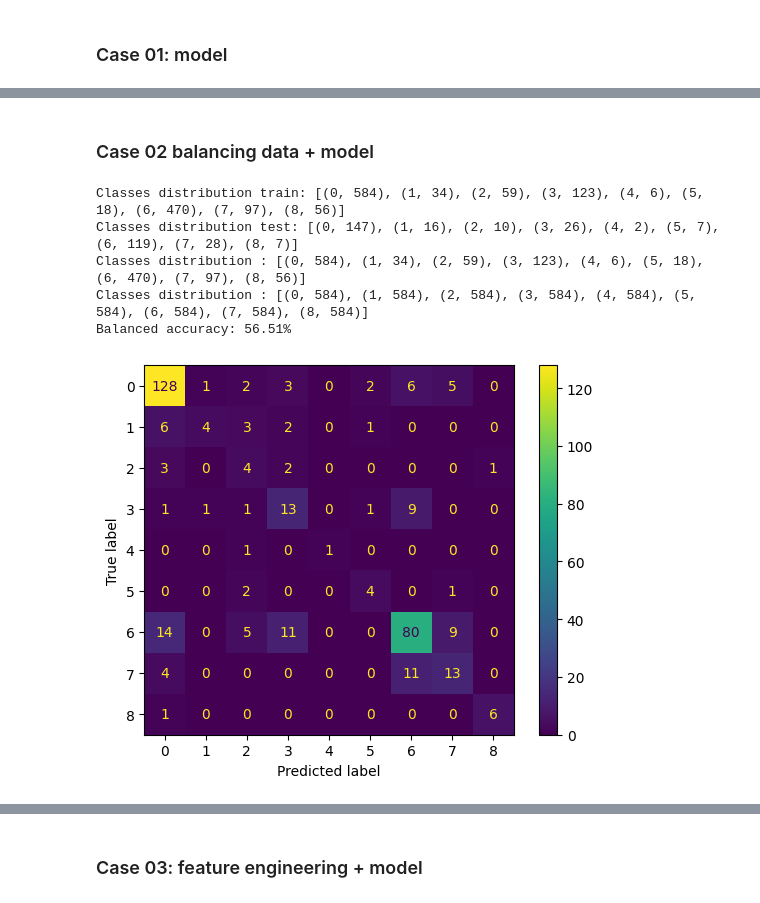
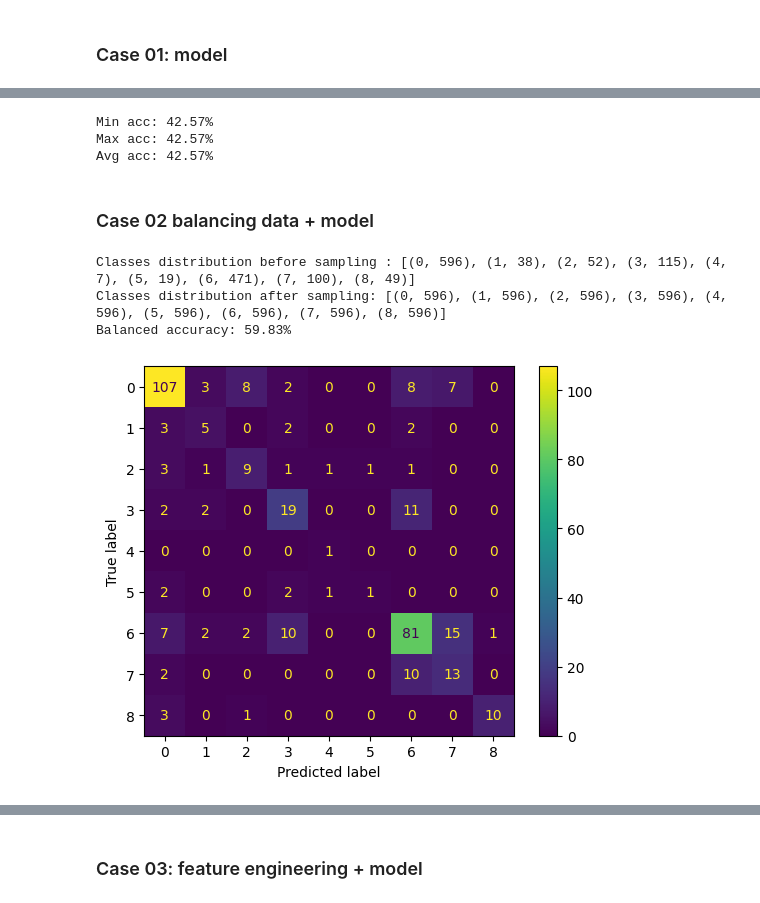
Before and after one commit to Bognanna/Molecular-Tastants, a Jupyter notebook: main.ipynb, the cells around one changed output, grey strips where cells are left out. Saved outputs shown, nothing was run; the diff lists cells and outputs as text; code cells hidden in the pictures.

```diff
--- a/main.ipynb
+++ b/main.ipynb
@@ -69,14 +69,12 @@ array([[<Axes: title={'center': 'taste'}>]], dtype=object)
 from rdkit.Chem import MACCSkeys
 from rdkit import Chem
 
-def get_maccs_fps(df):
-
-    maccs = [MACCSkeys.GenMACCSKeys(Chem.MolFromSmiles(x)) for x in df.smiles]
+def get_maccs_fps(dataframe):
+    maccs = [MACCSkeys.GenMACCSKeys(Chem.MolFromSmiles(x)) for x in dataframe['smiles']]
     maccs_lists = [list(l) for l in maccs]
     maccs_name = [f'MACCS_{i}' for i in range(167)]
-    X = pd.DataFrame(maccs_lists, index=df.index, columns=maccs_name)
 
-    return X
+    return pd.DataFrame(maccs_lists, index=dataframe.index, columns=maccs_name)
 # %% [markdown]
 ### Data balancing
 # %%
@@ -85,12 +83,15 @@ from imblearn.combine import SMOTETomek
 from imblearn.over_sampling import SMOTE
 from collections import Counter
 
-def balance_classes(X, y):
-    sme = SMOTE()
+def balance_classes(X, y, info = True, sampling_strategy = 'auto', random_state = 973, k_neighbors = 5):
+    sme = SMOTE(
+        sampling_strategy=sampling_strategy,
+        random_state = random_state,
+        k_neighbors=k_neighbors)
 
-    print(f'Classes distribution : {sorted(Counter(y).items())}')
+    if info: print(f'Classes distribution before sampling : {sorted(Counter(y).items())}')
     X_resampled, y_resampled = sme.fit_resample(X, y)
-    print(f'Classes distribution : {sorted(Counter(y_resampled).items())}')
+    if info: print(f'Classes distribution after sampling: {sorted(Counter(y_resampled).items())}')
 
     return X_resampled, y_resampled
 # %% [markdown]
@@ -176,20 +178,31 @@ Balanced accuracy: 42.76%
+# %%
+n_iterations = 10
+acc_scores = []
+
+for i in range(n_iterations):
+    clf = train_model(X_train, y_train)
+    y_pred = make_prediction(clf, X_test)
+    acc = evaluate_model(y_test, y_pred, print_acc = False, show_cm = False)
+
+    acc_scores.append(acc)
+
+print(f'Min acc: {min(acc_scores):.2%}')
+print(f'Max acc: {max(acc_scores):.2%}')
+print(f'Avg acc: {sum(acc_scores)/n_iterations:.2%}')
+# %% [output]
+Min acc: 42.57%
+Max acc: 42.57%
+Avg acc: 42.57%
 # %% [markdown]
 ### Case 02 balancing data + model
 # %%
-X = get_maccs_fps(df)
-y = df.taste
-
-X_train, X_test, y_train, y_test = train_test_split_data(X, y)
-
-X_resampled, y_resampled = balance_classes(X_train, y_train)
+X_resampled, y_resampled = balance_classes(X_train, y_train, k_neighbors=2)
 
 clf = train_model(X_resampled, y_resampled)
 y_pred = make_prediction(clf, X_test)
 acc = evaluate_model(y_test, y_pred)
 # %% [output]
-Classes distribution train: [(0, 584), (1, 34), (2, 59), (3, 123), (4, 6), (5, 18), (6, 470), (7, 97), (8, 56)]
-Classes distribution test: [(0, 147), (1, 16), (2, 10), (3, 26), (4, 2), (5, 7), (6, 119), (7, 28), (8, 7)]
-Classes distribution : [(0, 584), (1, 34), (2, 59), (3, 123), (4, 6), (5, 18), (6, 470), (7, 97), (8, 56)]
-Classes distribution : [(0, 584), (1, 584), (2, 584), (3, 584), (4, 584), (5, 584), (6, 584), (7, 584), (8, 584)]
-Balanced accuracy: 56.51%
+Classes distribution before sampling : [(0, 596), (1, 38), (2, 52), (3, 115), (4, 7), (5, 19), (6, 471), (7, 100), (8, 49)]
+Classes distribution after sampling: [(0, 596), (1, 596), (2, 596), (3, 596), (4, 596), (5, 596), (6, 596), (7, 596), (8, 596)]
+Balanced accuracy: 59.83%
-[figure, old version]
+[figure, new version]
```
Also changed, not shown: parts of 17 cells of this notebook.
